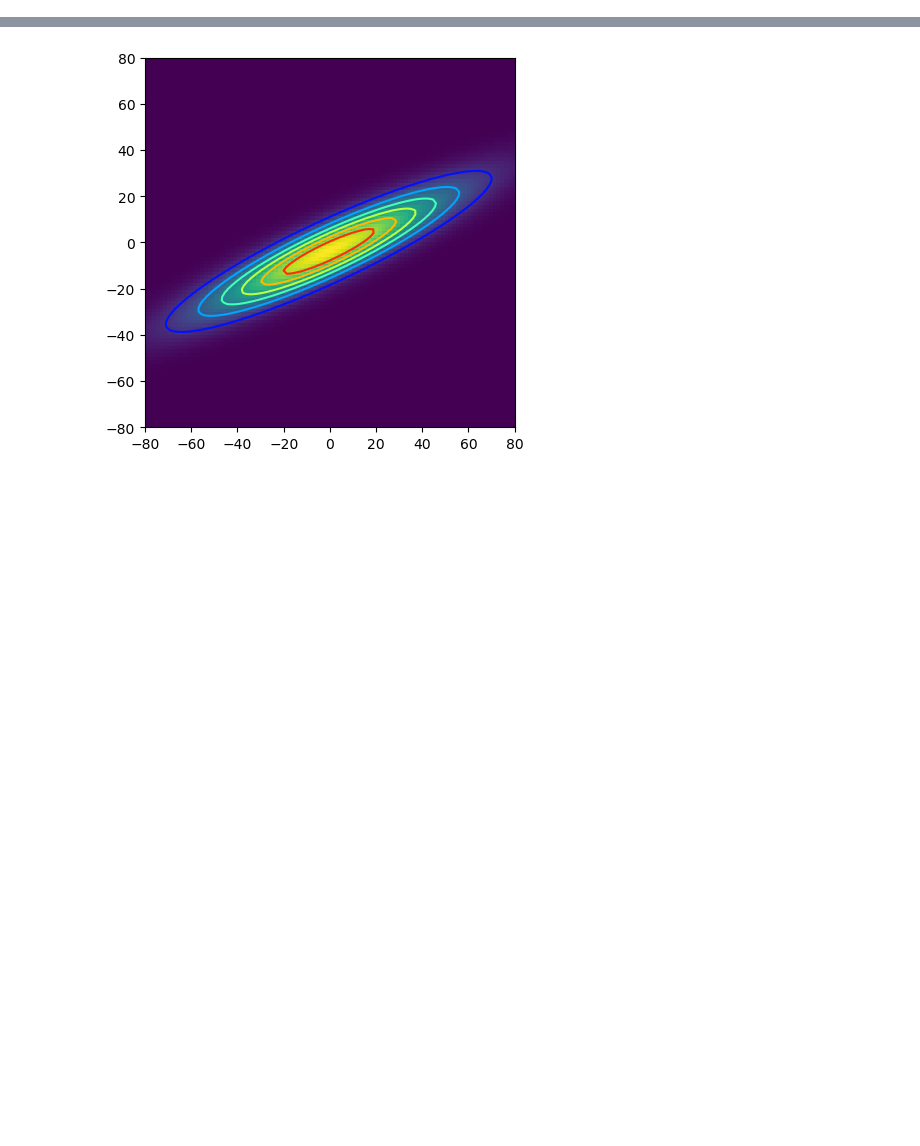
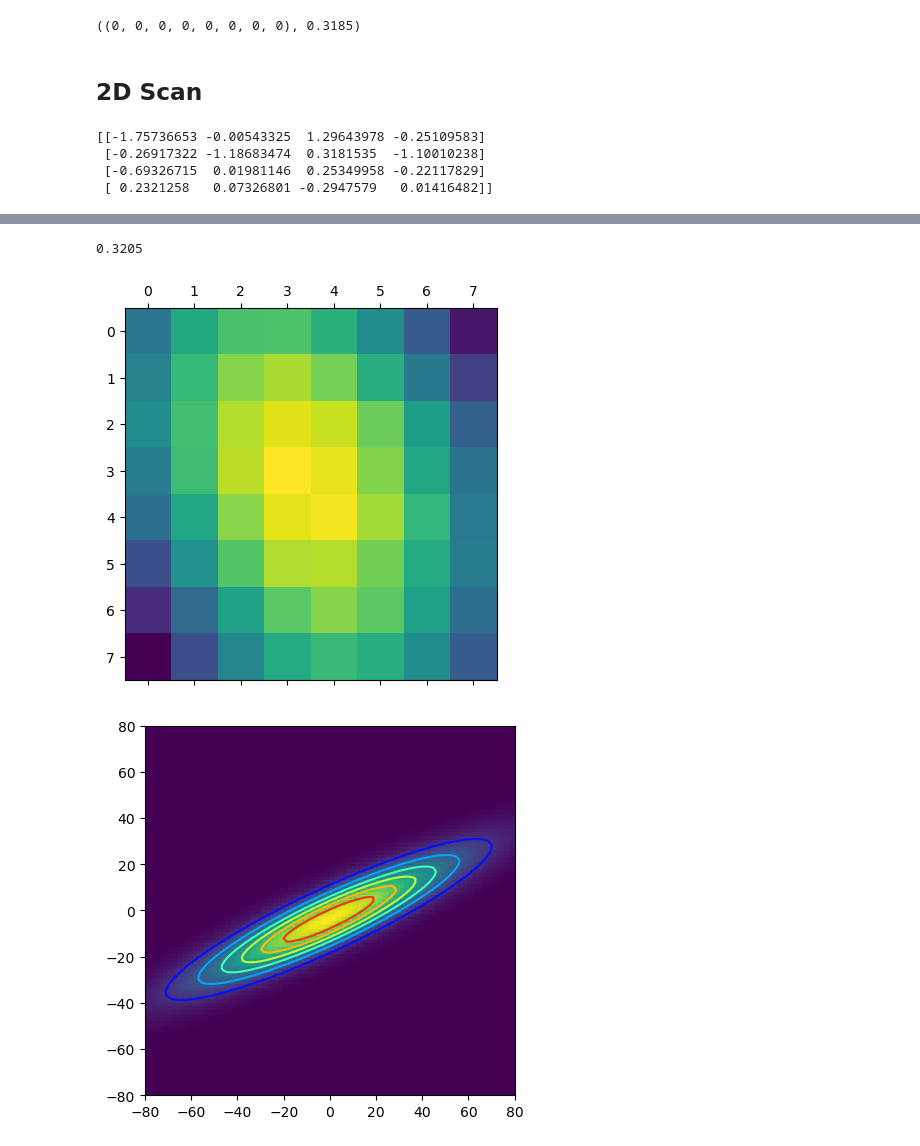
Before and after one commit to Stockholm254/servotest, a Jupyter notebook: src/expctl/servers/servoaligner/servocomp.ipynb, the cells around one changed output, grey strips where cells are left out. Cells and saved outputs as stored; diff of their text form; code cells hidden in the pictures; blank space fills up the shorter version.

Commit message:
servo spiral aligner 2.0

```diff
--- a/src/expctl/servers/servoaligner/servocomp.ipynb
+++ b/src/expctl/servers/servoaligner/servocomp.ipynb
@@ -120,0 +32,4 @@ plt.show()
+# %%
+servos = Servoset(board_id=0,servo_channel_list=[0,1,2,3,4,5,6,7])
+servos.torques_enable()
+servos.home()
@@ -120,0 +54,60 @@ plt.show()
+# %%
+def callback_func(para,
+                  pos_mask,
+                  zero=None,
+                  jac=None,
+                  jac_master_mask=None):
+    # start from zero point, step para
+    if zero is None:
+        zero = np.zeros(len(pos_mask))
+    para_nr_move = nraddr(zero,para,pos_mask)
+    # set slave knobs according to jac
+    if jac is not None:
+        assert jac_master_mask is not None, "jac_master_mask is not provided"
+        dr = r2nr(para,r_mask = pos_mask)
+        dr = nrselr(dr,jac_master_mask)
+        # print(dr)
+        d_slave_r = np.dot(jac,dr)
+        # print(d_slave_r)
+        jac_slave_mask = 1-np.array(jac_master_mask)
+        para_nr_move = nraddr(para_nr_move,d_slave_r,jac_slave_mask)
+        # print(para_nr_move)
+
+    #
+    goal_position_list  = r2nd(list(para_nr_move))
+    # print(goal_position_list)
+    servos.set_angle(goal_position_list)
+    #
+    data_cache = []
+    for m in range(2):
+        # data = ADS1115_fiber.value
+        data = MCP3424_fiber.convert_and_read()
+        data_cache.append(data)
+    z = float(np.mean(np.array(data)))
+    # print(para,z)
+    return tuple(para),z
+
+cf0 = lambda para: callback_func(para, pos_mask=POS_ALL_MASK)
+cf0([0,0,0,0,0,0,0,0])
+# %% [output]
+((0, 0, 0, 0, 0, 0, 0, 0), 0.3185)
+# %% [markdown]
+## 2D Scan
+# %%
+jac_pm_30_1 = np.load("/home/rydpiservo/servodata/jac_pm_30_1.npy")
+jac_pm_50 = np.load("/home/rydpiservo/servodata/jac_pm_50.npy")
+jac_rand_50 = np.load("/home/rydpiservo/servodata/jac_rand_50.npy")
+print(jac_pm_30_1)
+# %% [output]
+[[-1.75736653 -0.00543325  1.29643978 -0.25109583]
+ [-0.26917322 -1.18683474  0.3181535  -1.10010238]
+ [-0.69326715  0.01981146  0.25349958 -0.22117829]
+ [ 0.2321258   0.07326801 -0.2947579   0.01416482]]
+# %%
+N_pts = 8
+SCAN_RANGE = 40
+POS_MASK = A_X_Y_MASK
+cf = lambda para: callback_func(para, pos_mask=POS_MASK, jac=jac_pm_50, jac_master_mask=A_POS_ALL_MASK)
+# cf = lambda para: callback_func(para, pos_mask=POS_MASK)
+X,Y,Z = motor_2d_scan(N_pts,SCAN_RANGE,servos,cf)
+# %% [output]
@@ -121,3 +115,5 @@ plt.show()
+0.3205
+[figure, added]
 # %%
 fit_and_plot(X,Y,Z)
 # %% [output]
```
Also changed, not shown: parts of 23 cells of this notebook, 14 other files.
